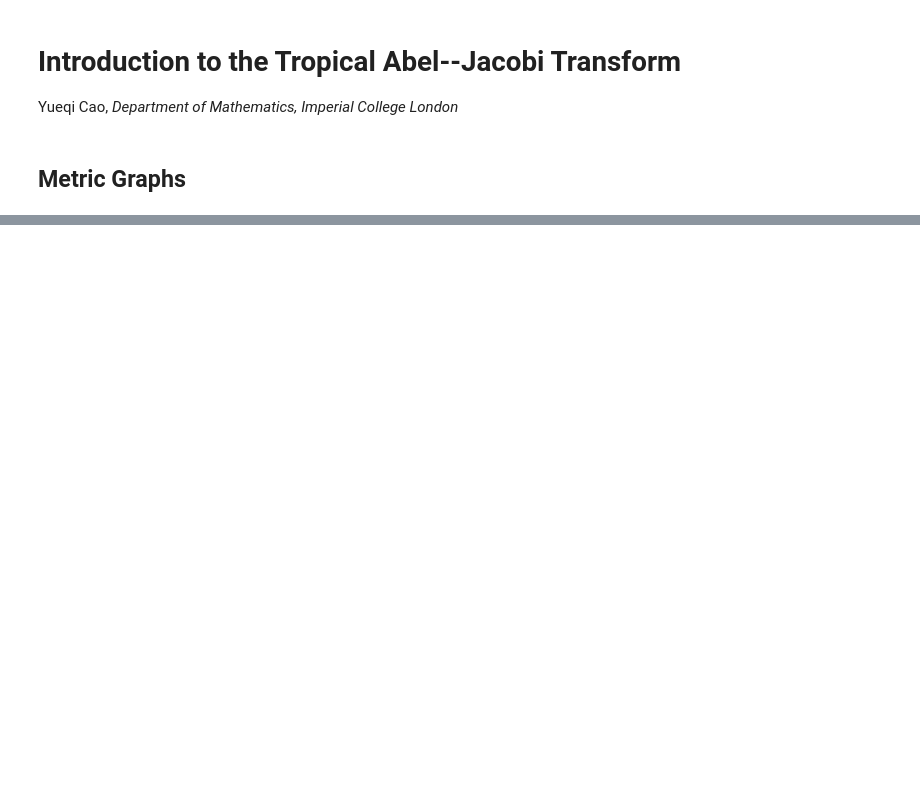
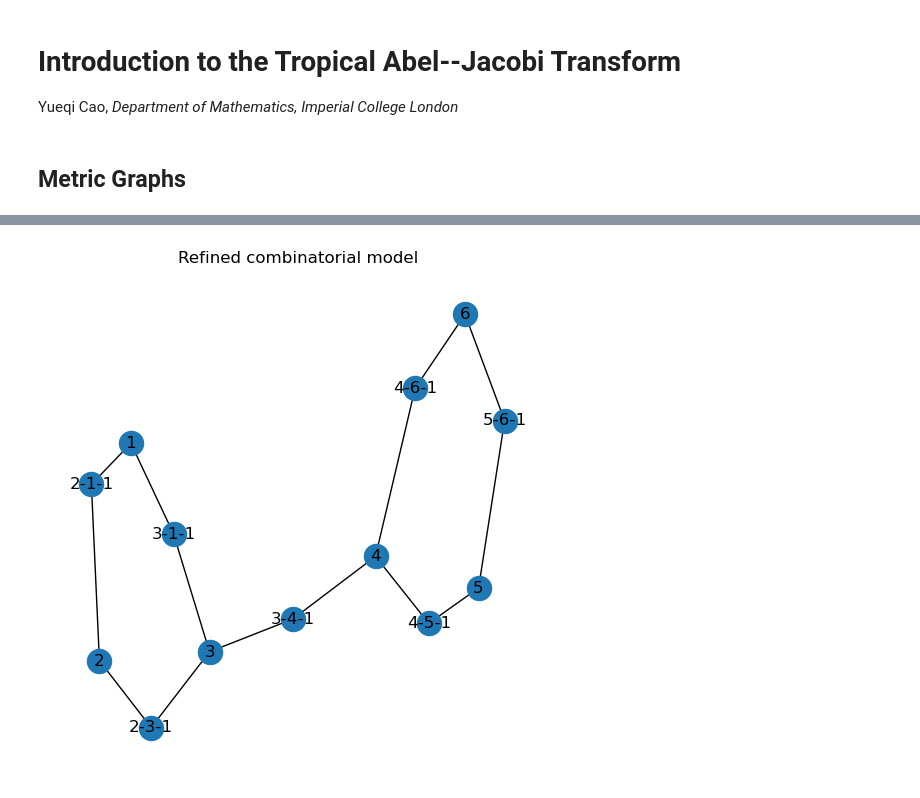
Before and after one commit to YueqiCao/Tropical-Abel-Jacobi, a Jupyter notebook: notebooks/tropical transform.ipynb, the cells around one changed output, grey strips where cells are left out. Cells and saved outputs as stored; diff of their text form; code cells hidden in the pictures; blank space fills up the shorter version.

```diff
--- a/notebooks/tropical transform.ipynb
+++ b/notebooks/tropical transform.ipynb
@@ -41,0 +42,13 @@ plt.show()
+# %%
+# refine a combinatorial model by edge subdivision
+MG_disp = MG.copy()
+MG_disp.edge_subdivision()
+
+# draw the refined graph
+plt.figure(figsize=(5,5))
+pos = nx.spring_layout(MG_disp, seed=1)
+nx.draw(MG_disp, pos, with_labels=True)
+plt.title("Refined combinatorial model")
+plt.show()
+# %% [output]
+[figure, added]
```
Also changed, not shown: parts of 10 cells of this notebook, 1 other file.
